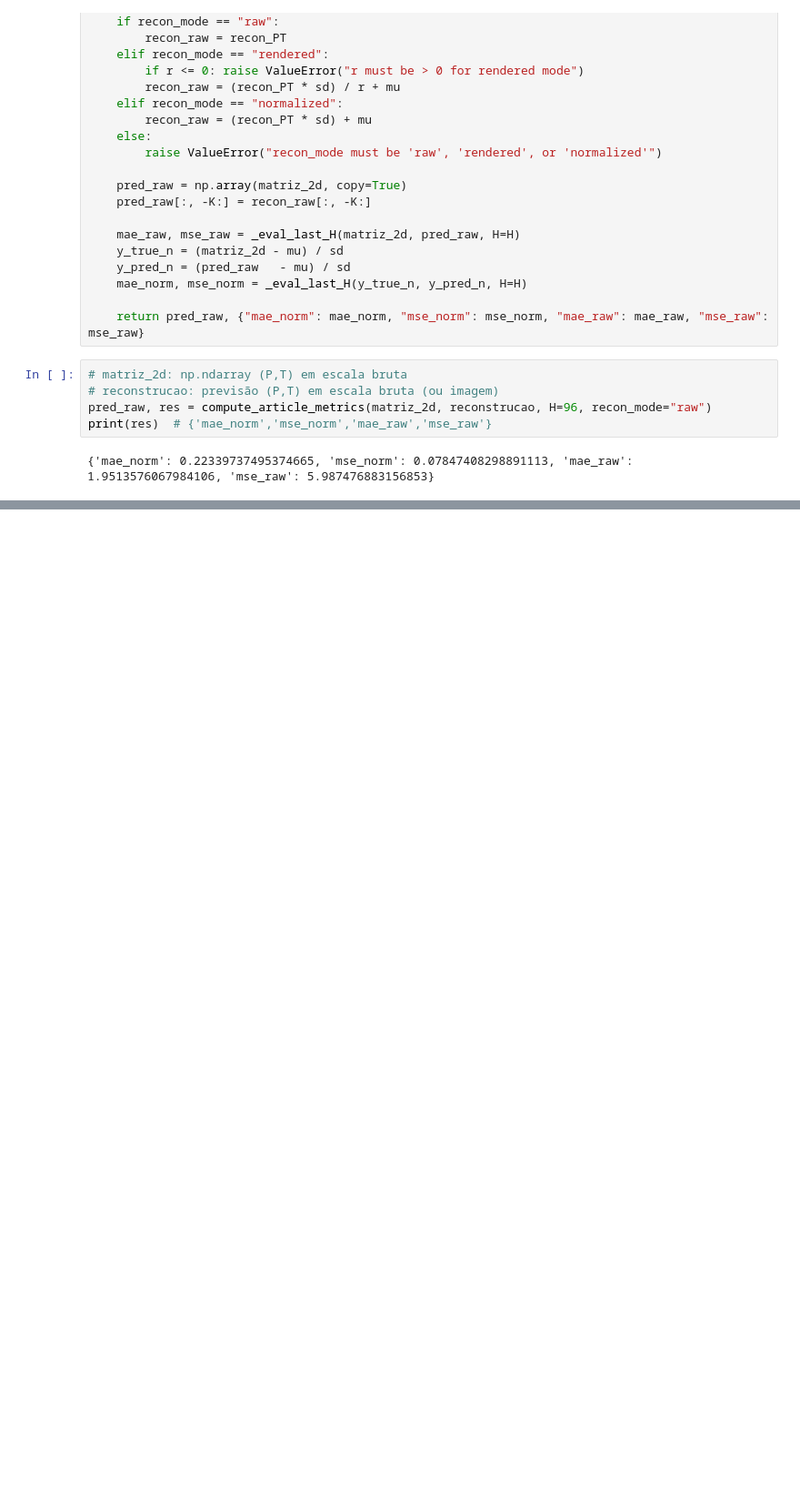
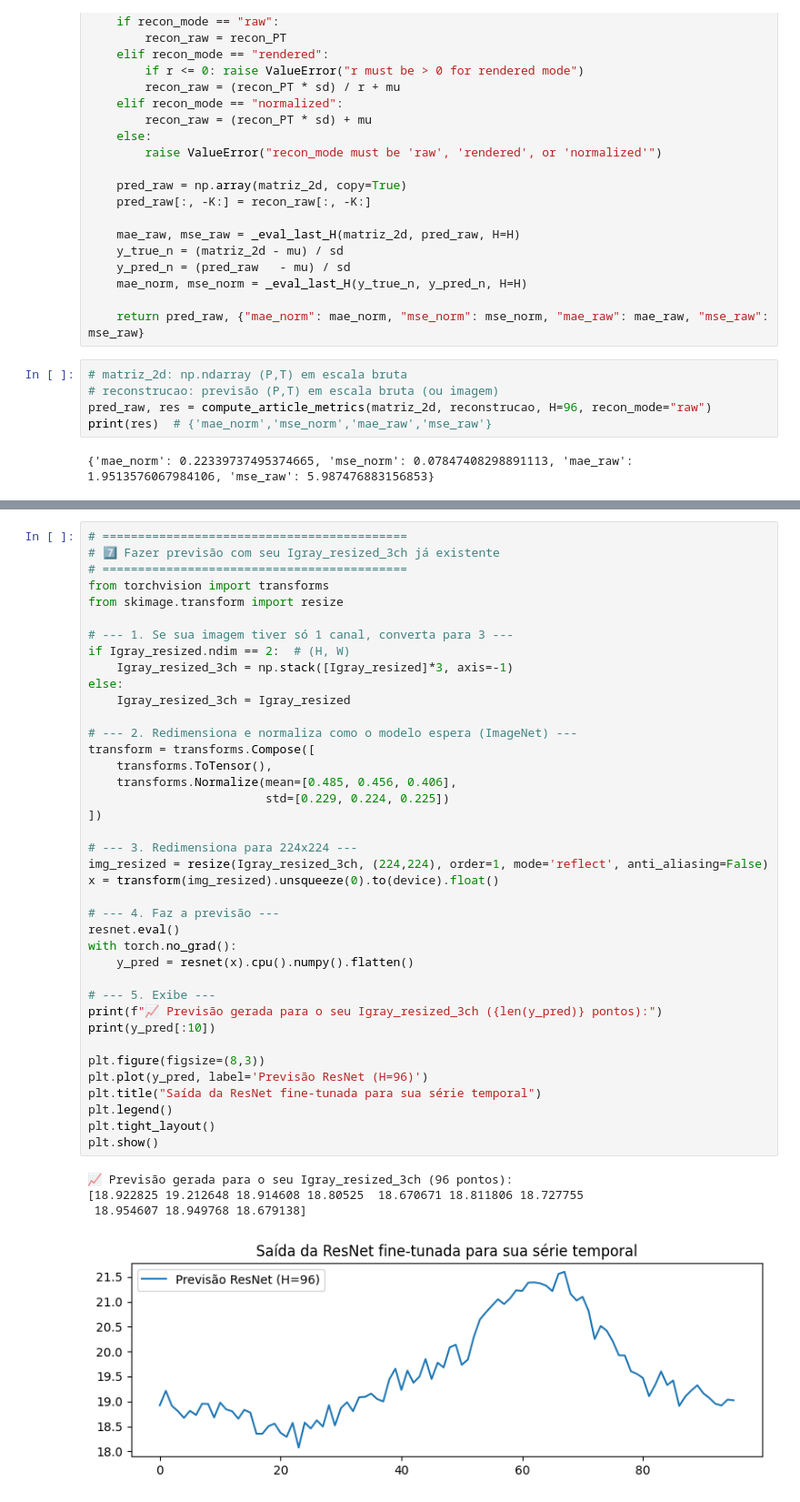
Before and after one commit to Lucas-Monteiro-Henriques/Implement_VISIONTS, a Jupyter notebook: MAE.ipynb, the cells around one changed output, grey strips where cells are left out. Shown at 91% size. Drawn from its saved outputs; the diff is of its cells as text; blank space fills up the shorter version.

```diff
--- a/MAE.ipynb
+++ b/MAE.ipynb
@@ -672,0 +1043,44 @@ print(res)  # {'mae_norm','mse_norm','mae_raw','mse_raw'}
+# %%
+# ===========================================
+# 7️⃣ Fazer previsão com seu Igray_resized_3ch já existente
+# ===========================================
+from torchvision import transforms
+from skimage.transform import resize
+
+# --- 1. Se sua imagem tiver só 1 canal, converta para 3 ---
+if Igray_resized.ndim == 2:  # (H, W)
+    Igray_resized_3ch = np.stack([Igray_resized]*3, axis=-1)
+else:
+    Igray_resized_3ch = Igray_resized
+
+# --- 2. Redimensiona e normaliza como o modelo espera (ImageNet) ---
+transform = transforms.Compose([
+    transforms.ToTensor(),
+    transforms.Normalize(mean=[0.485, 0.456, 0.406],
+                         std=[0.229, 0.224, 0.225])
+])
+
+# --- 3. Redimensiona para 224x224 ---
+img_resized = resize(Igray_resized_3ch, (224,224), order=1, mode='reflect', anti_aliasing=False)
+x = transform(img_resized).unsqueeze(0).to(device).float()
+
+# --- 4. Faz a previsão ---
+resnet.eval()
+with torch.no_grad():
+    y_pred = resnet(x).cpu().numpy().flatten()
+
+# --- 5. Exibe ---
+print(f"📈 Previsão gerada para o seu Igray_resized_3ch ({len(y_pred)} pontos):")
+print(y_pred[:10])
+
+plt.figure(figsize=(8,3))
+plt.plot(y_pred, label='Previsão ResNet (H=96)')
+plt.title("Saída da ResNet fine-tunada para sua série temporal")
+plt.legend()
+plt.tight_layout()
+plt.show()
+# %% [output]
+📈 Previsão gerada para o seu Igray_resized_3ch (96 pontos):
+[18.922825 19.212648 18.914608 18.80525  18.670671 18.811806 18.727755
+ 18.954607 18.949768 18.679138]
+[figure, added]
```
Also changed, not shown: parts of 7 cells of this notebook.
